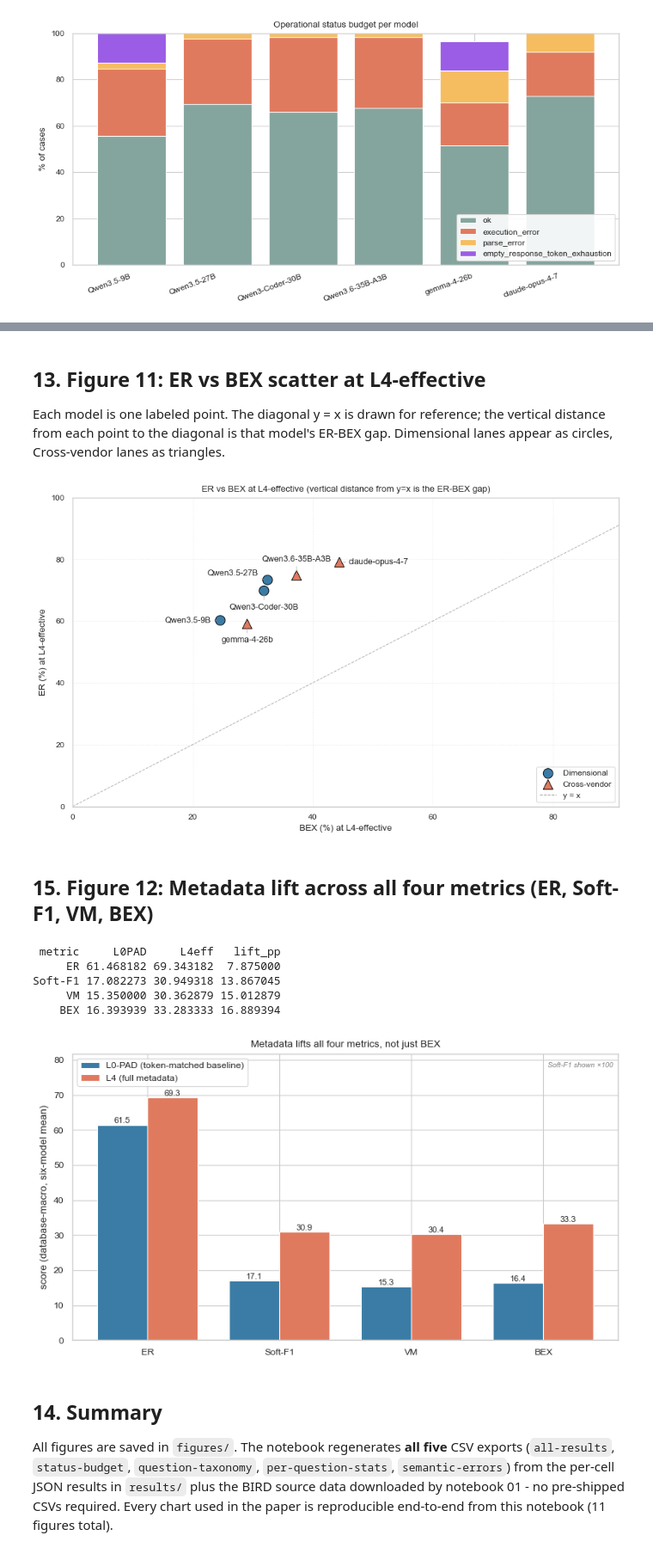
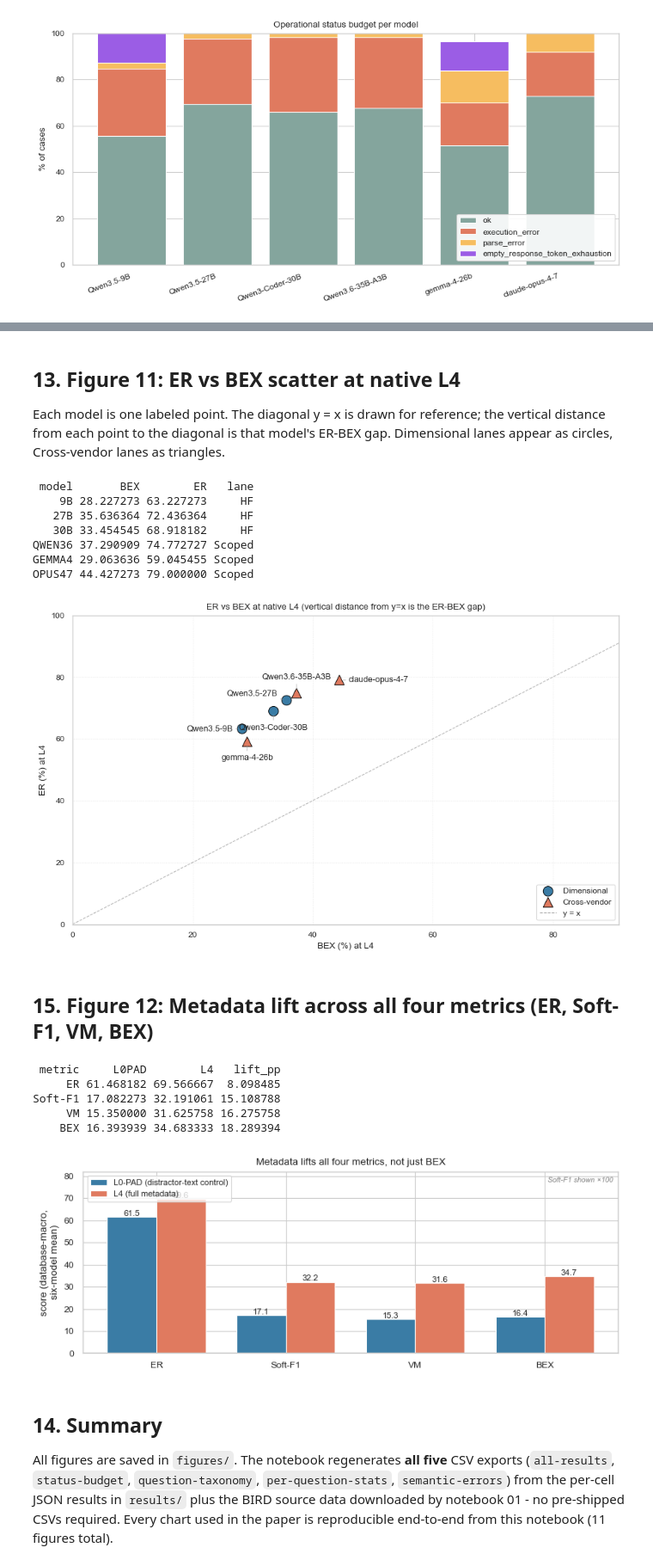
Before and after one commit to garyzava/4d-metadata-ablation, a Jupyter notebook: notebooks/02-analysis-and-charts.nbconvert.ipynb, the cells around one changed output, grey strips where cells are left out. Shown at 86% size. Drawn from its saved outputs; the diff is of its cells as text; code cells hidden in the pictures.

```diff
--- a/notebooks/02-analysis-and-charts.nbconvert.ipynb
+++ b/notebooks/02-analysis-and-charts.nbconvert.ipynb
@@ -422,18 +438,16 @@ plt.show()
 # %% [markdown]
-## 13. Figure 11: ER vs BEX scatter at L4-effective
+## 13. Figure 11: ER vs BEX scatter at native L4
 
 Each model is one labeled point. The diagonal y = x is drawn for reference; the vertical distance from each point to the diagonal is that model's ER-BEX gap. Dimensional lanes appear as circles, Cross-vendor lanes as triangles.
 # %%
 rows = []
 for m in MODEL_ORDER:
     g = results[results.model == m]
-    if m in SCOPED_MODELS:
-        sub = g[g.level == 'L4']
-    else:
-        sub = g[g.level.isin(['L4-DD','L4-QP','L4-BC','L4-DK'])]
+    sub = g[g.level == 'L4']
     rows.append({'model': m, 'BEX': sub.bex_pct.mean(), 'ER': sub.er_pct.mean(),
                  'lane': 'HF' if m in HF_MODELS else 'Scoped'})
 gap_df = pd.DataFrame(rows)
+print(gap_df.to_string(index=False))
 
 # Lane display names: HF = the three Qwen dimensional-ablation models; Scoped = the cross-vendor models.
 LANE_LABEL = {'HF': 'Dimensional', 'Scoped': 'Cross-vendor'}
@@ -446,7 +460,7 @@ for lane, marker in (('HF', 'o'), ('Scoped', '^')):
                c=['#3a7ca5' if lane == 'HF' else '#e07a5f'] * len(sub))
 
 # Per-model label placement (tuned to the final-run geometry): the upper cluster
-# (27B/30B at BEX~32, Qwen36 ~37, opus ~44) is spread in different directions, and
+# (27B/30B at BEX~34, Qwen36 ~37, opus ~44) is spread in different directions, and
 # 9B's label is moved off its own marker. Thin leader lines tie each label to its point.
 label_pos = {  # model: (dx_pt, dy_pt, ha, va)
     '9B':     (-10,  0, 'right',  'center'),
@@ -466,71 +480,74 @@ for _, r in gap_df.iterrows():
 ax.plot([0, 100], [0, 100], color='gray', linestyle='--', linewidth=0.8, alpha=0.6, label='y = x')
 ax.set_xlim(0, max(gap_df.BEX.max(), gap_df.ER.max()) + 12)
 ax.set_ylim(0, 100)
-ax.set_xlabel('BEX (%) at L4-effective')
-ax.set_ylabel('ER (%) at L4-effective')
-ax.set_title('ER vs BEX at L4-effective (vertical distance from y=x is the ER-BEX gap)')
+ax.set_xlabel('BEX (%) at L4')
+ax.set_ylabel('ER (%) at L4')
+ax.set_title('ER vs BEX at native L4 (vertical distance from y=x is the ER-BEX gap)')
 ax.legend(loc='lower right')
 ax.grid(True, linestyle=':', linewidth=0.5, alpha=0.6)
 plt.tight_layout()
 plt.savefig(FIGURES_DIR / 'fig11-er-bex-gap-scatter.png')
 plt.show()
 # %% [output]
+ model       BEX        ER   lane
+    9B 28.227273 63.227273     HF
+   27B 35.636364 72.436364     HF
+   30B 33.454545 68.918182     HF
+QWEN36 37.290909 74.772727 Scoped
+GEMMA4 29.063636 59.045455 Scoped
+OPUS47 44.427273 79.000000 Scoped
-[figure, old version]
+[figure, new version]
 # %% [markdown]
 ## 15. Figure 12: Metadata lift across all four metrics (ER, Soft-F1, VM, BEX)
 # %%
 # Figure 12: metadata lifts all four metrics (ER, Soft-F1, VM, BEX), not just BEX.
-# Baseline = L0-PAD; L4-effective = native L4 (scoped lanes) or mean of L4-DD/QP/BC/DK (HF lanes).
+# Baseline = L0-PAD; treatment = native L4 for all six models.
 # Soft-F1 is a 0-1 score shown x100 for visual comparability with the percentage metrics.
+# Flat aspect ratio (8 x 3.1 in) so the figure fits the camera-ready page budget.
 METRICS = [('er_pct', 'ER', 1.0), ('soft_f1', 'Soft-F1', 100.0),
            ('vm_pct', 'VM', 1.0), ('bex_pct', 'BEX', 1.0)]
 
 def metric_macro(df, m, col, kind):
     g = df[df.model == m]
-    if kind == 'base':
-        sub = g[g.level == 'L0-PAD']
-    elif m in SCOPED_MODELS:
-        sub = g[g.level == 'L4']
-    else:
-        sub = g[g.level.isin(['L4-DD', 'L4-QP', 'L4-BC', 'L4-DK'])]
+    sub = g[g.level == ('L0-PAD' if kind == 'base' else 'L4')]
     return sub[col].mean()
 
 lift = pd.DataFrame(
     [(name,
       np.mean([metric_macro(results, m, col, 'base') for m in MODEL_ORDER]) * scale,
       np.mean([metric_macro(results, m, col, 'l4')   for m in MODEL_ORDER]) * scale)
      for col, name, scale in METRICS],
-    columns=['metric', 'L0PAD', 'L4eff'])
-lift['lift_pp'] = lift['L4eff'] - lift['L0PAD']
+    columns=['metric', 'L0PAD', 'L4'])
+lift['lift_pp'] = lift['L4'] - lift['L0PAD']
 print(lift.to_string(index=False))
 
-fig, ax = plt.subplots(figsize=(8, 4.5))
+fig, ax = plt.subplots(figsize=(8, 3.1))
 x = np.arange(len(lift))
 w = 0.38
-b0 = ax.bar(x - w/2, lift['L0PAD'], w, label='L0-PAD (token-matched baseline)', color='#3a7ca5')
-b4 = ax.bar(x + w/2, lift['L4eff'], w, label='L4 (full metadata)', color='#e07a5f')
+b0 = ax.bar(x - w/2, lift['L0PAD'], w, label='L0-PAD (distractor-text control)', color='#3a7ca5')
+b4 = ax.bar(x + w/2, lift['L4'], w, label='L4 (full metadata)', color='#e07a5f')
 ax.set_xticks(x)
 ax.set_xticklabels(lift['metric'])
-ax.set_ylabel('score (database-macro, six-model mean)')
+ax.set_ylabel('score (database-macro,\nsix-model mean)')
 ax.set_title('Metadata lifts all four metrics, not just BEX')
 for bars in (b0, b4):
     for bar in bars:
         v = bar.get_height()
         ax.text(bar.get_x() + bar.get_width() / 2, v + 0.5, f'{v:.1f}', ha='center', fontsize=8)
-ax.set_ylim(0, max(lift['L4eff'].max(), lift['L0PAD'].max()) * 1.18)
-ax.legend(loc='upper left')
+ax.set_ylim(0, max(lift['L4'].max(), lift['L0PAD'].max()) * 1.18)
+ax.legend(loc='upper left', fontsize=8)
 ax.text(0.99, 0.97, 'Soft-F1 shown ×100', transform=ax.transAxes,
         ha='right', va='top', fontsize=7, style='italic', color='gray')
 plt.tight_layout()
 plt.savefig(FIGURES_DIR / 'fig12-four-metric-lift.png')
 plt.show()
 # %% [output]
- metric     L0PAD     L4eff   lift_pp
-     ER 61.468182 69.343182  7.875000
-Soft-F1 17.082273 30.949318 13.867045
-     VM 15.350000 30.362879 15.012879
-    BEX 16.393939 33.283333 16.889394
+ metric     L0PAD        L4   lift_pp
+     ER 61.468182 69.566667  8.098485
+Soft-F1 17.082273 32.191061 15.108788
+     VM 15.350000 31.625758 16.275758
+    BEX 16.393939 34.683333 18.289394
-[figure, old version]
+[figure, new version]
 # %% [markdown]
 ## 14. Summary
 
```
Also changed, not shown: parts of 12 cells of this notebook, 16 other files.
